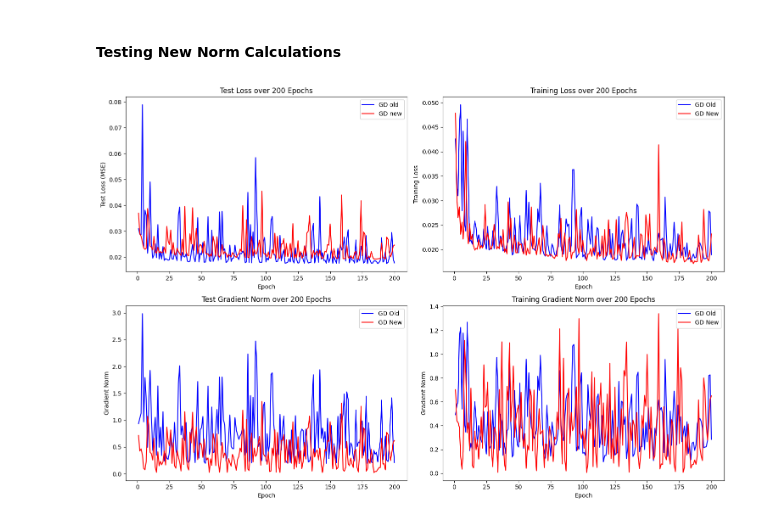
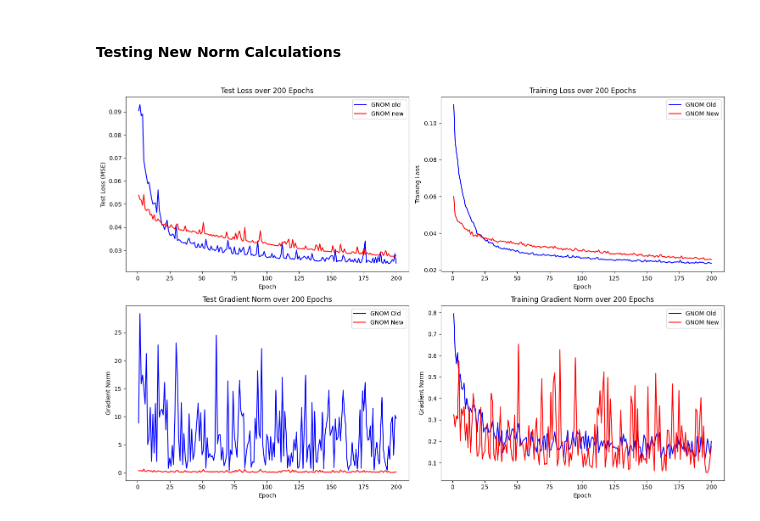
Before and after one commit to thomask902/2024-Numerical-Optimization-Research, a Jupyter notebook: linear_regression/analysis.ipynb, the cells around one changed output. Drawn from its saved outputs; the diff is of its cells as text; code cells hidden in the pictures.

```diff
--- a/linear_regression/analysis.ipynb
+++ b/linear_regression/analysis.ipynb
@@ -1374,10 +1433,10 @@ plt.show()
 # %% [markdown]
 #### Testing New Norm Calculations
 # %%
-GNOM_new_file = "communities_and_crime/GNOM/lr-0.055/200/128/2024-09-24-15:27:38/results.csv"
+GNOM_new_file = "communities_and_crime/GNOM/lr-0.001/200/128/2024-09-24-16:07:43/results.csv"
 GNOM_new = pd.read_csv(GNOM_new_file)
 
-GNOM_old_file = "linear_regression/communities_and_crime/GNOM/lr-0.001/200/128/2024-09-24-10:46:17/results.csv"
+GNOM_old_file = "communities_and_crime/GNOM/lr-0.001/200/128/2024-09-24-10:46:17/results.csv"
 GNOM_old = pd.read_csv(GNOM_old_file)
 
 # Extract data from DataFrames
@@ -1410,31 +1469,31 @@ axes[0, 0].legend()
 # Plot 2: Training Loss
 axes[0, 1].plot(epochs, GNOM_old_training_loss, label='GNOM Old', color='blue')
 axes[0, 1].plot(epochs, GNOM_new_training_loss, label='GNOM New', color='red')
 axes[0, 1].set_xlabel('Epoch')
 axes[0, 1].set_ylabel('Training Loss')
 axes[0, 1].set_title(f'Training Loss over {num_epochs} Epochs')
 axes[0, 1].legend()
 
 # Plot 3: Training Gradient Norm
 axes[1, 1].plot(epochs, GNOM_old_train_norm, label='GNOM Old', color='blue')
 axes[1, 1].plot(epochs, GNOM_new_train_norm, label='GNOM New', color='red')
 axes[1, 1].set_xlabel('Epoch')
 axes[1, 1].set_ylabel('Gradient Norm')
 axes[1, 1].set_title(f'Training Gradient Norm over {num_epochs} Epochs')
 axes[1, 1].legend()
 
 # Plot 4: Test Gradient Norm
 axes[1, 0].plot(epochs, GNOM_old_test_norm, label='GNOM Old', color='blue')
 axes[1, 0].plot(epochs, GNOM_new_test_norm, label='GNOM New', color='red')
 axes[1, 0].set_xlabel('Epoch')
 axes[1, 0].set_ylabel('Gradient Norm')
 axes[1, 0].set_title(f'Test Gradient Norm over {num_epochs} Epochs')
 axes[1, 0].legend()
 
 # Adjust the layout
 plt.tight_layout()
 
 # Show the plot
 plt.show()
 # %% [output]
-[figure, old version]
+[figure, new version]
```
Also changed, not shown: parts of 2 cells of this notebook, 4 other files.
